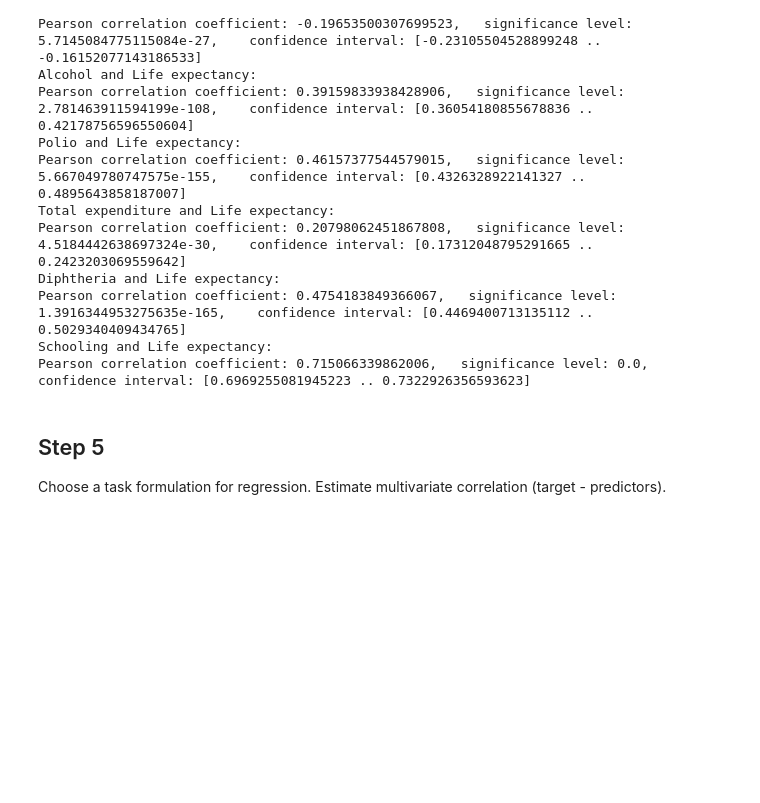
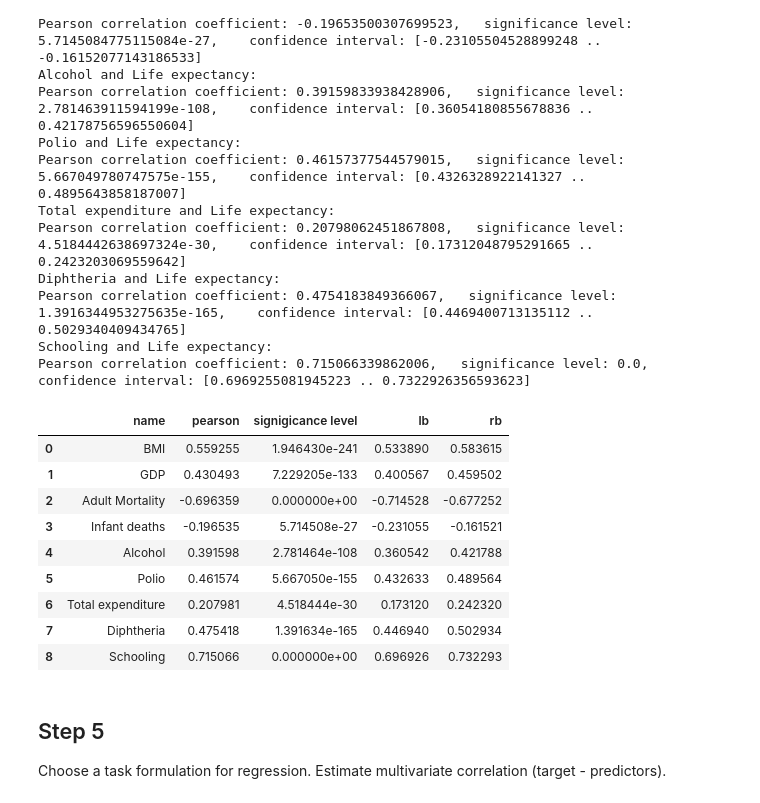
Before and after one commit to klntsky/multivariate-data-ananlysis-labs, a Jupyter notebook: [itmo][MMMDA]lab2.ipynb, the cells around one changed output. Saved outputs shown, nothing was run; the diff lists cells and outputs as text; code cells hidden in the pictures; blank space fills up the shorter version.

```diff
--- a/[itmo][MMMDA]lab2.ipynb
+++ b/[itmo][MMMDA]lab2.ipynb
@@ -339,6 +337,23 @@ Diphtheria and Life expectancy:
 Pearson correlation coefficient: 0.4754183849366067,   significance level: 1.3916344953275635e-165,    confidence interval: [0.4469400713135112 .. 0.5029340409434765]
 Schooling and Life expectancy:
 Pearson correlation coefficient: 0.715066339862006,   significance level: 0.0,    confidence interval: [0.6969255081945223 .. 0.7322926356593623]
+# %%
+res = []
+for var in predictors:
+  res.append(
+      [var] + list(pearson_data(data[var], data[target])))
+pd.DataFrame(res, columns=['name', 'pearson', 'signigicance level', 'lb', 'rb'])
+# %% [output]
+|  | name | pearson | signigicance level | lb | rb |
+| 0 | BMI | 0.559255 | 1.946430e-241 | 0.533890 | 0.583615 |
+| 1 | GDP | 0.430493 | 7.229205e-133 | 0.400567 | 0.459502 |
+| 2 | Adult Mortality | -0.696359 | 0.000000e+00 | -0.714528 | -0.677252 |
+| 3 | Infant deaths | -0.196535 | 5.714508e-27 | -0.231055 | -0.161521 |
+| 4 | Alcohol | 0.391598 | 2.781464e-108 | 0.360542 | 0.421788 |
+| 5 | Polio | 0.461574 | 5.667050e-155 | 0.432633 | 0.489564 |
+| 6 | Total expenditure | 0.207981 | 4.518444e-30 | 0.173120 | 0.242320 |
+| 7 | Diphtheria | 0.475418 | 1.391634e-165 | 0.446940 | 0.502934 |
+| 8 | Schooling | 0.715066 | 0.000000e+00 | 0.696926 | 0.732293 |
 # %% [markdown]
 ## Step 5
 
```
Also changed, not shown: parts of 24 cells of this notebook.
